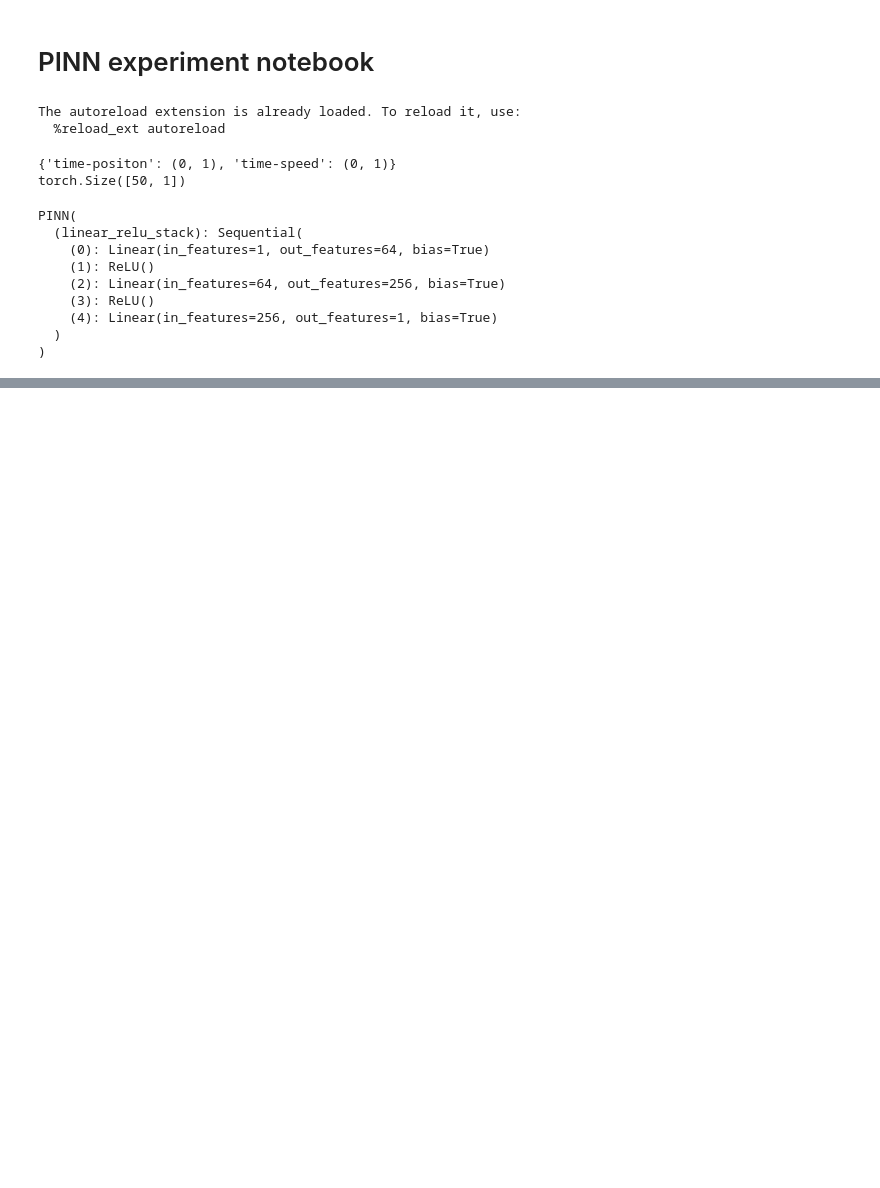
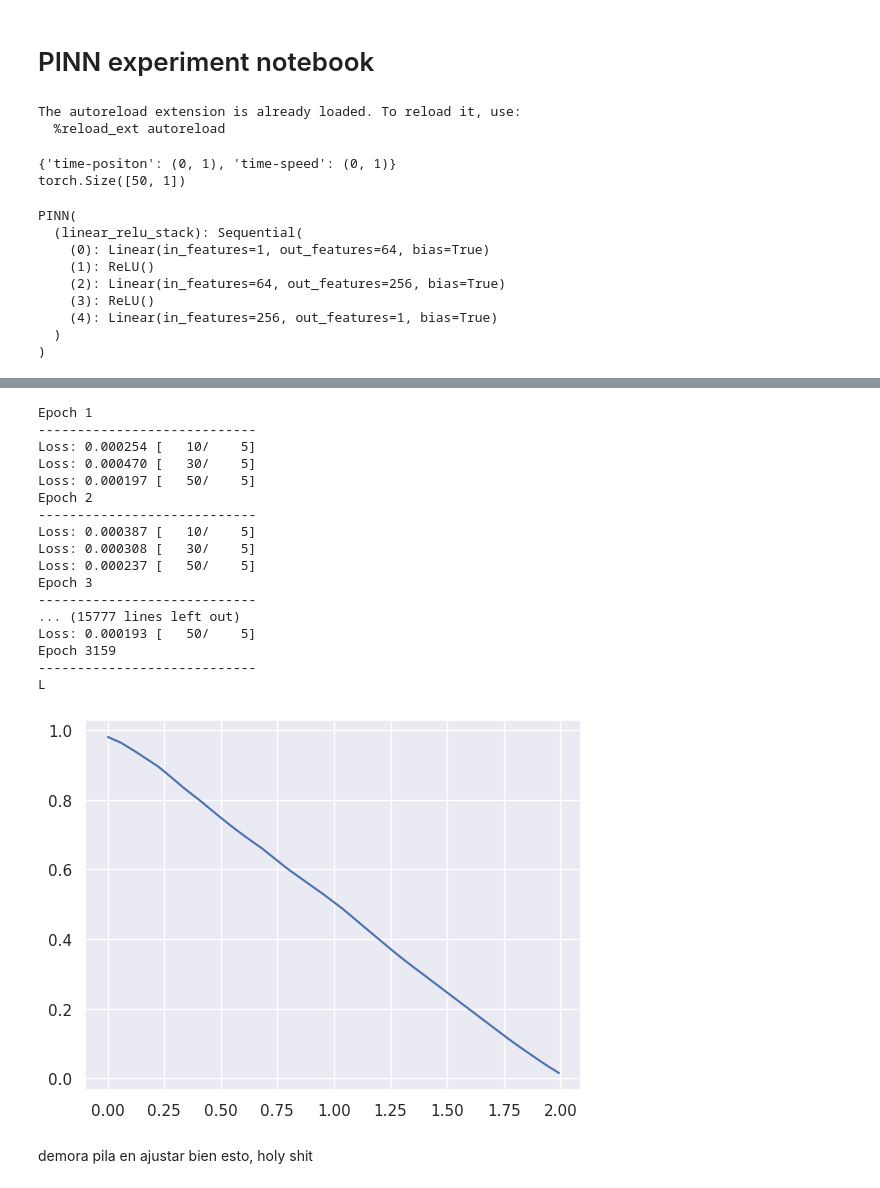
Before and after one commit to Bear-Witness-98/pinns_on_pytorch, a Jupyter notebook: PINN/main.ipynb, the cells around one changed output, grey strips where cells are left out. Drawn from its saved outputs; the diff is of its cells as text; code cells hidden in the pictures; blank space fills up the shorter version.

```diff
--- a/PINN/main.ipynb
+++ b/PINN/main.ipynb
@@ -61,0 +70,30 @@ train_loop(input, model, 8, 3)
+# %%
+epochs = 10000
+for t in range(epochs):
+    print(f"Epoch {t+1}\n----------------------------")
+    train_loop(input, model, optimizer)
+output = model(input)
+plt.figure()
+plt.plot(input.detach().numpy(), output.detach().numpy())
+plt.show()
+# %% [output]
+Epoch 1
+----------------------------
+Loss: 0.000254 [   10/    5]
+Loss: 0.000470 [   30/    5]
+Loss: 0.000197 [   50/    5]
+Epoch 2
+----------------------------
+Loss: 0.000387 [   10/    5]
+Loss: 0.000308 [   30/    5]
+Loss: 0.000237 [   50/    5]
+Epoch 3
+----------------------------
+... (15777 lines left out)
+Loss: 0.000193 [   50/    5]
+Epoch 3159
+----------------------------
+L
+[figure, added]
+# %% [markdown]
+demora pila en ajustar bien esto, holy shit
```
Also changed, not shown: parts of 4 cells of this notebook, 2 other files.
